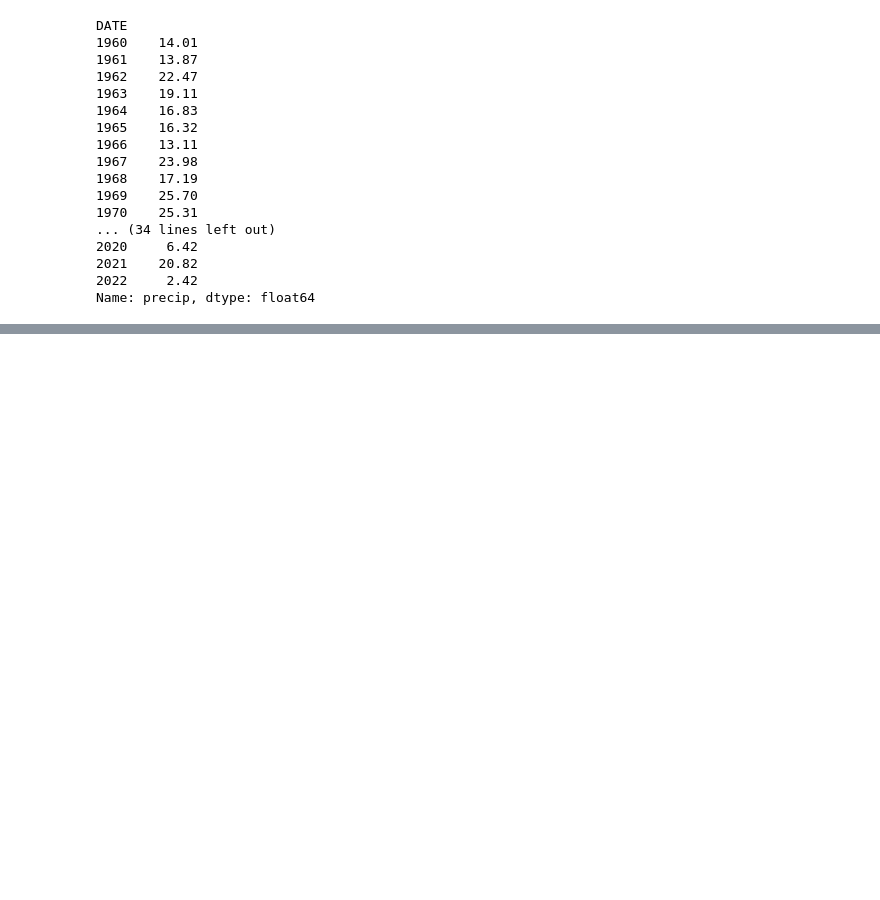
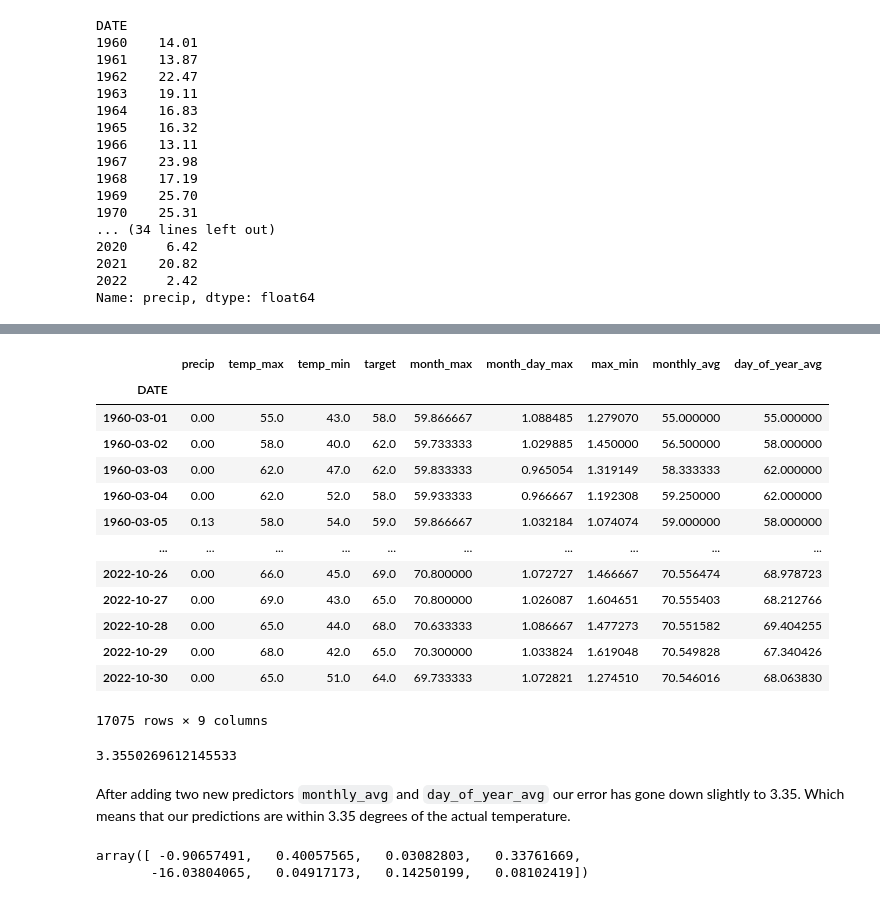
Before and after one commit to Bik400/weather-prediction, a Jupyter notebook: WeatherPrediction.ipynb, the cells around one changed output, grey strips where cells are left out. Saved outputs shown, nothing was run; the diff lists cells and outputs as text; code cells hidden in the pictures; blank space fills up the shorter version.

```diff
--- a/WeatherPrediction.ipynb
+++ b/WeatherPrediction.ipynb
@@ -300,0 +456,3 @@ Name: precip, dtype: float64
+# %%
+# Group the max temps by month and use previous data to calculate the mean for that month
+weather_core["monthly_avg"] = weather_core["temp_max"].groupby(weather_core.index.month).apply(lambda x: x.expanding(1).mean())
@@ -300,0 +476,20 @@ Name: precip, dtype: float64
+# %%
+# Group the max_temps by the day of the year and find the mean using historical data
+weather_core["day_of_year_avg"] = weather_core["temp_max"].groupby(weather_core.index.day_of_year).apply(lambda x: x.expanding(1).mean())
+# %%
+weather_core
+# %% [output]
+|  | precip | temp_max | temp_min | target | month_max | month_day_max | max_min | monthly_avg | day_of_year_avg |
+| DATE |  |  |  |  |  |  |  |  |  |
+| 1960-03-01 | 0.00 | 55.0 | 43.0 | 58.0 | 59.866667 | 1.088485 | 1.279070 | 55.000000 | 55.000000 |
+| 1960-03-02 | 0.00 | 58.0 | 40.0 | 62.0 | 59.733333 | 1.029885 | 1.450000 | 56.500000 | 58.000000 |
+| 1960-03-03 | 0.00 | 62.0 | 47.0 | 62.0 | 59.833333 | 0.965054 | 1.319149 | 58.333333 | 62.000000 |
+| 1960-03-04 | 0.00 | 62.0 | 52.0 | 58.0 | 59.933333 | 0.966667 | 1.192308 | 59.250000 | 62.000000 |
+| 1960-03-05 | 0.13 | 58.0 | 54.0 | 59.0 | 59.866667 | 1.032184 | 1.074074 | 59.000000 | 58.000000 |
+| ... | ... | ... | ... | ... | ... | ... | ... | ... | ... |
+| 2022-10-26 | 0.00 | 66.0 | 45.0 | 69.0 | 70.800000 | 1.072727 | 1.466667 | 70.556474 | 68.978723 |
+| 2022-10-27 | 0.00 | 69.0 | 43.0 | 65.0 | 70.800000 | 1.026087 | 1.604651 | 70.555403 | 68.212766 |
+| 2022-10-28 | 0.00 | 65.0 | 44.0 | 68.0 | 70.633333 | 1.086667 | 1.477273 | 70.551582 | 69.404255 |
+| 2022-10-29 | 0.00 | 68.0 | 42.0 | 65.0 | 70.300000 | 1.033824 | 1.619048 | 70.549828 | 67.340426 |
+| 2022-10-30 | 0.00 | 65.0 | 51.0 | 64.0 | 69.733333 | 1.072821 | 1.274510 | 70.546016 | 68.063830 |
+17075 rows × 9 columns
@@ -300,0 +500,11 @@ Name: precip, dtype: float64
+# %%
+error
+# %% [output]
+3.3550269612145533
+# %% [markdown]
+After adding two new predictors `monthly_avg` and `day_of_year_avg` our error has gone down slightly to 3.35. Which means that our predictions are within 3.35 degrees of the actual temperature.
+# %%
+reg.coef_
+# %% [output]
+array([ -0.90657491,   0.40057565,   0.03082803,   0.33761669,
+       -16.03804065,   0.04917173,   0.14250199,   0.08102419])
```
Also changed, not shown: parts of 38 cells of this notebook.
